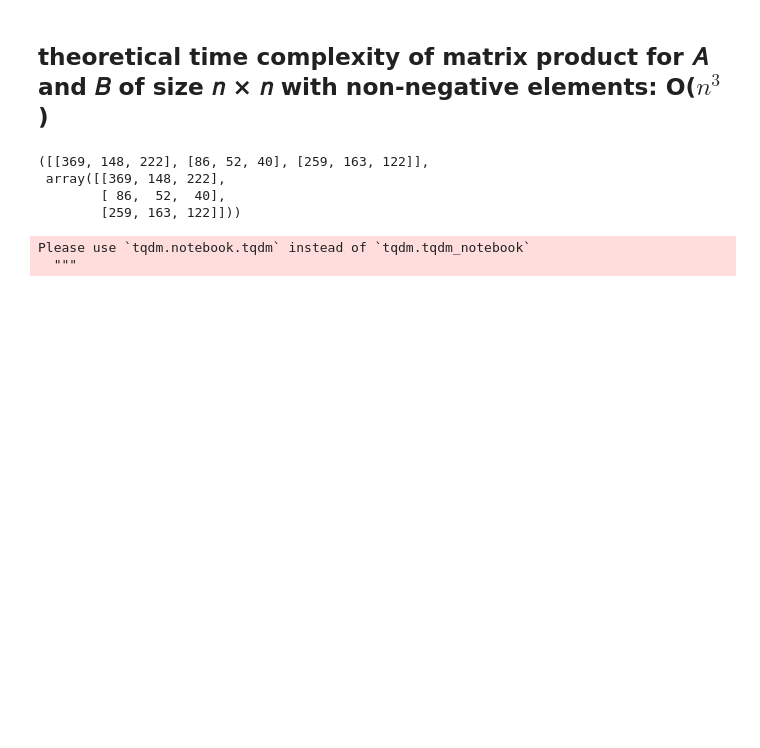
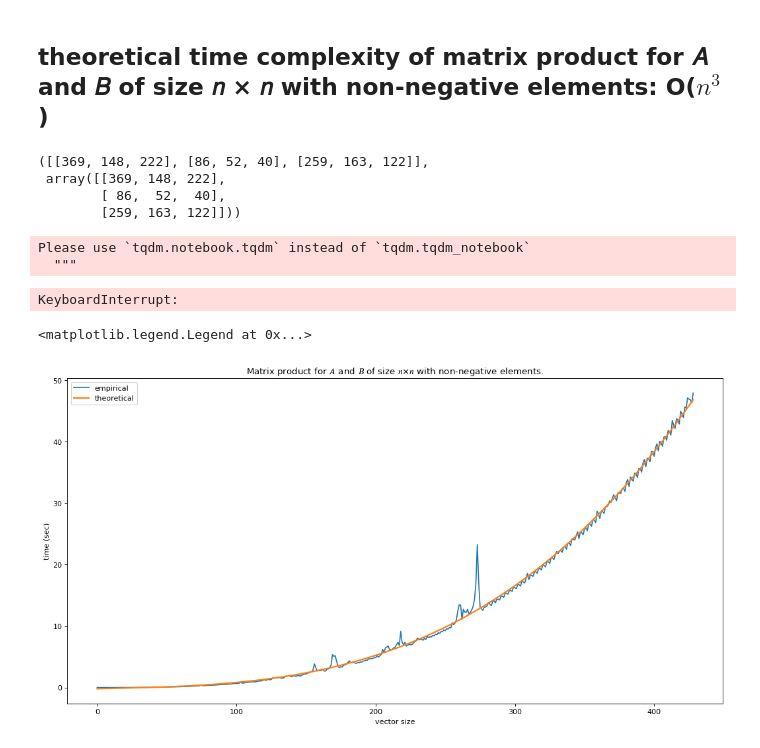
Before and after one commit to OnlyOneUseAcc/algorithms-RD-practise, a Jupyter notebook: tasks/task-1/task1.ipynb, the cells around one changed output. Cells and saved outputs as stored; diff of their text form; code cells hidden in the pictures; blank space fills up the shorter version.

```diff
--- a/tasks/task-1/task1.ipynb
+++ b/tasks/task-1/task1.ipynb
@@ -530,7 +530,7 @@ matrix_product(n, n, A, n, n, B), np.matmul(A, B)
         [ 86,  52,  40],
         [259, 163, 122]]))
 # %%
-N = 700
+N = 430
 
 times_mp = []
 
@@ -548,18 +548,22 @@ for n in tqdm_notebook(range(1, N+1)):
 # %% [output]
 Please use `tqdm.notebook.tqdm` instead of `tqdm.tqdm_notebook`
   """
+KeyboardInterrupt:
 # %%
 plt.figure(figsize=(16, 8), dpi=80)
 
 X = np.arange(len(times_mp))
 coef = np.polyfit(X, times_mp, deg=3)
 y = np.polyval(coef, X)
 
 
 plt.plot(np.arange(len(times_mp)), times_mp, label='empirical')
 
 plt.plot(X, y, label='theoretical', linewidth=2)
 plt.ylabel("time (sec)")
 plt.xlabel("vector size")
-plt.title("Matrix product for 𝐴 and 𝐵 of size 𝑛 × 𝑛 with non-negative elements.")
+plt.title("Matrix product for $𝐴$ and $𝐵$ of size $𝑛 × 𝑛$ with non-negative elements.")
 plt.legend()
+# %% [output]
+<matplotlib.legend.Legend at 0x...>
+[figure, added]
```
